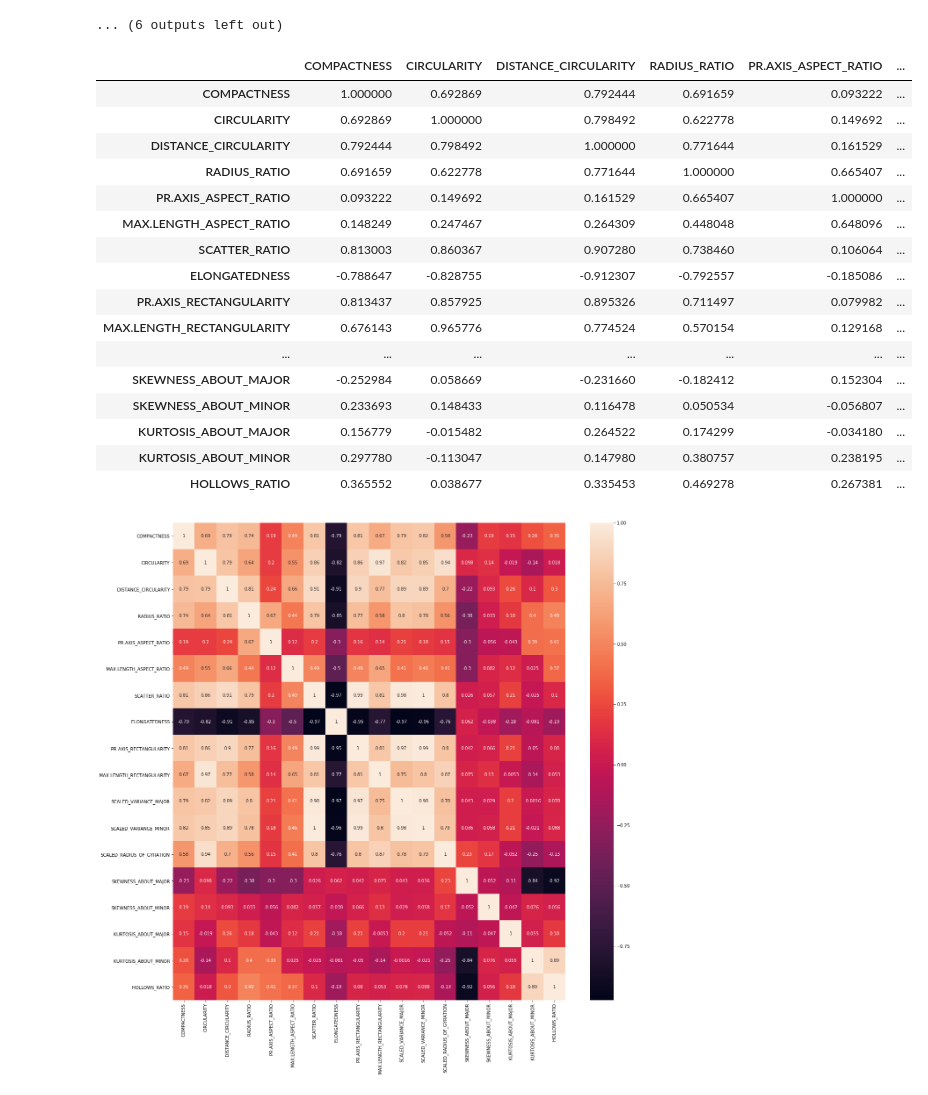
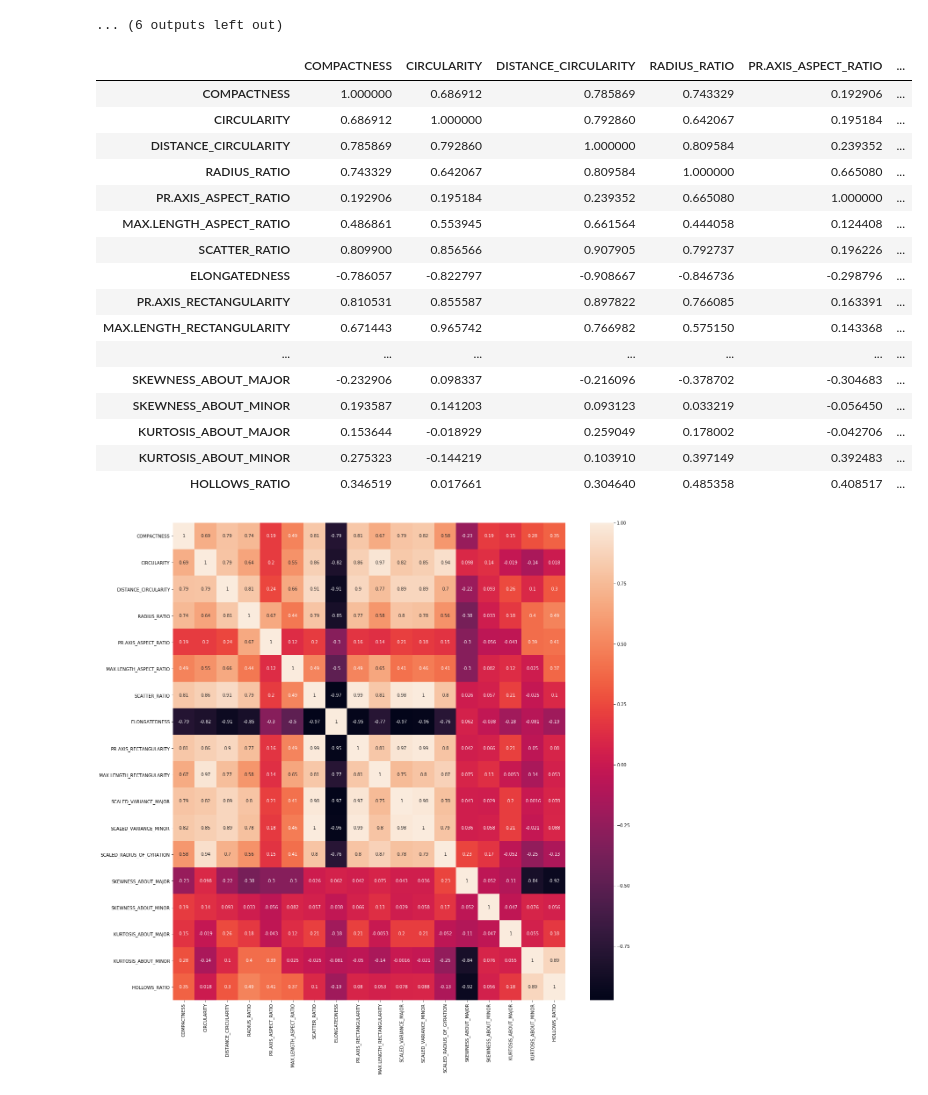
Before and after one commit to mozilla/PRESC, a Jupyter notebook: dev/hammedb197/initial.ipynb, the cells around one changed output. Cells and saved outputs as stored; diff of their text form; code cells hidden in the pictures.

```diff
--- a/dev/hammedb197/initial.ipynb
+++ b/dev/hammedb197/initial.ipynb
@@ -200,25 +200,25 @@ for i, column in enumerate(data_df.columns.values[:-1]):
 [figure]
 ... (6 outputs left out)
 # %%
-data.corr()
+data_df.corr()
 # %% [output]
 |  | COMPACTNESS | CIRCULARITY | DISTANCE_CIRCULARITY | RADIUS_RATIO | PR.AXIS_ASPECT_RATIO | ... |
-| COMPACTNESS | 1.000000 | 0.692869 | 0.792444 | 0.691659 | 0.093222 | ... |
-| CIRCULARITY | 0.692869 | 1.000000 | 0.798492 | 0.622778 | 0.149692 | ... |
-| DISTANCE_CIRCULARITY | 0.792444 | 0.798492 | 1.000000 | 0.771644 | 0.161529 | ... |
-| RADIUS_RATIO | 0.691659 | 0.622778 | 0.771644 | 1.000000 | 0.665407 | ... |
-| PR.AXIS_ASPECT_RATIO | 0.093222 | 0.149692 | 0.161529 | 0.665407 | 1.000000 | ... |
-| MAX.LENGTH_ASPECT_RATIO | 0.148249 | 0.247467 | 0.264309 | 0.448048 | 0.648096 | ... |
-| SCATTER_RATIO | 0.813003 | 0.860367 | 0.907280 | 0.738460 | 0.106064 | ... |
-| ELONGATEDNESS | -0.788647 | -0.828755 | -0.912307 | -0.792557 | -0.185086 | ... |
-| PR.AXIS_RECTANGULARITY | 0.813437 | 0.857925 | 0.895326 | 0.711497 | 0.079982 | ... |
-| MAX.LENGTH_RECTANGULARITY | 0.676143 | 0.965776 | 0.774524 | 0.570154 | 0.129168 | ... |
+| COMPACTNESS | 1.000000 | 0.686912 | 0.785869 | 0.743329 | 0.192906 | ... |
+| CIRCULARITY | 0.686912 | 1.000000 | 0.792860 | 0.642067 | 0.195184 | ... |
+| DISTANCE_CIRCULARITY | 0.785869 | 0.792860 | 1.000000 | 0.809584 | 0.239352 | ... |
+| RADIUS_RATIO | 0.743329 | 0.642067 | 0.809584 | 1.000000 | 0.665080 | ... |
+| PR.AXIS_ASPECT_RATIO | 0.192906 | 0.195184 | 0.239352 | 0.665080 | 1.000000 | ... |
+| MAX.LENGTH_ASPECT_RATIO | 0.486861 | 0.553945 | 0.661564 | 0.444058 | 0.124408 | ... |
+| SCATTER_RATIO | 0.809900 | 0.856566 | 0.907905 | 0.792737 | 0.196226 | ... |
+| ELONGATEDNESS | -0.786057 | -0.822797 | -0.908667 | -0.846736 | -0.298796 | ... |
+| PR.AXIS_RECTANGULARITY | 0.810531 | 0.855587 | 0.897822 | 0.766085 | 0.163391 | ... |
+| MAX.LENGTH_RECTANGULARITY | 0.671443 | 0.965742 | 0.766982 | 0.575150 | 0.143368 | ... |
 | ... | ... | ... | ... | ... | ... | ... |
-| SKEWNESS_ABOUT_MAJOR | -0.252984 | 0.058669 | -0.231660 | -0.182412 | 0.152304 | ... |
-| SKEWNESS_ABOUT_MINOR | 0.233693 | 0.148433 | 0.116478 | 0.050534 | -0.056807 | ... |
-| KURTOSIS_ABOUT_MAJOR | 0.156779 | -0.015482 | 0.264522 | 0.174299 | -0.034180 | ... |
-| KURTOSIS_ABOUT_MINOR | 0.297780 | -0.113047 | 0.147980 | 0.380757 | 0.238195 | ... |
-| HOLLOWS_RATIO | 0.365552 | 0.038677 | 0.335453 | 0.469278 | 0.267381 | ... |
+| SKEWNESS_ABOUT_MAJOR | -0.232906 | 0.098337 | -0.216096 | -0.378702 | -0.304683 | ... |
+| SKEWNESS_ABOUT_MINOR | 0.193587 | 0.141203 | 0.093123 | 0.033219 | -0.056450 | ... |
+| KURTOSIS_ABOUT_MAJOR | 0.153644 | -0.018929 | 0.259049 | 0.178002 | -0.042706 | ... |
+| KURTOSIS_ABOUT_MINOR | 0.275323 | -0.144219 | 0.103910 | 0.397149 | 0.392483 | ... |
+| HOLLOWS_RATIO | 0.346519 | 0.017661 | 0.304640 | 0.485358 | 0.408517 | ... |
 # %%
 # heatmap for continuous data
 data_corr = data_df.corr(method='pearson')
```
Also changed, not shown: parts of 4 cells of this notebook.
